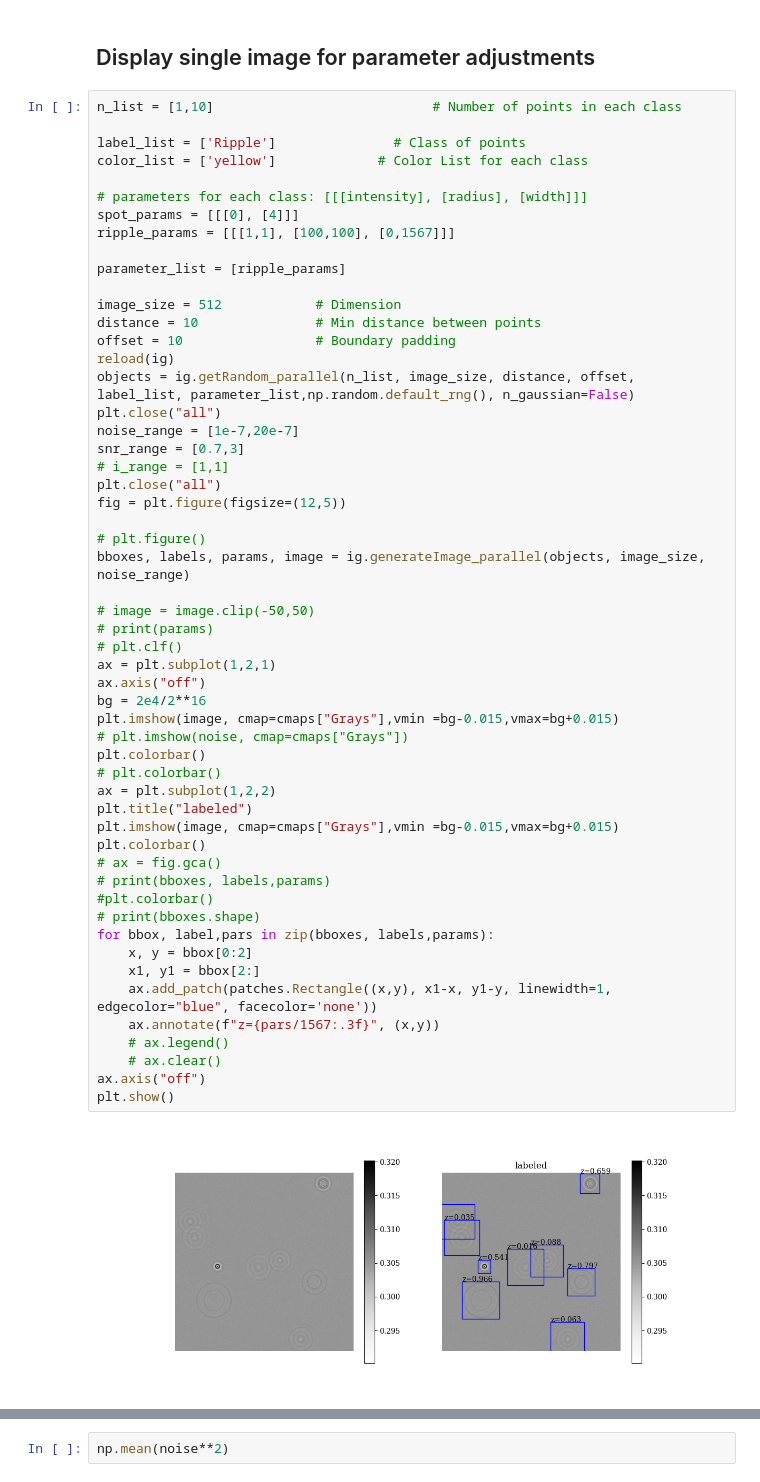
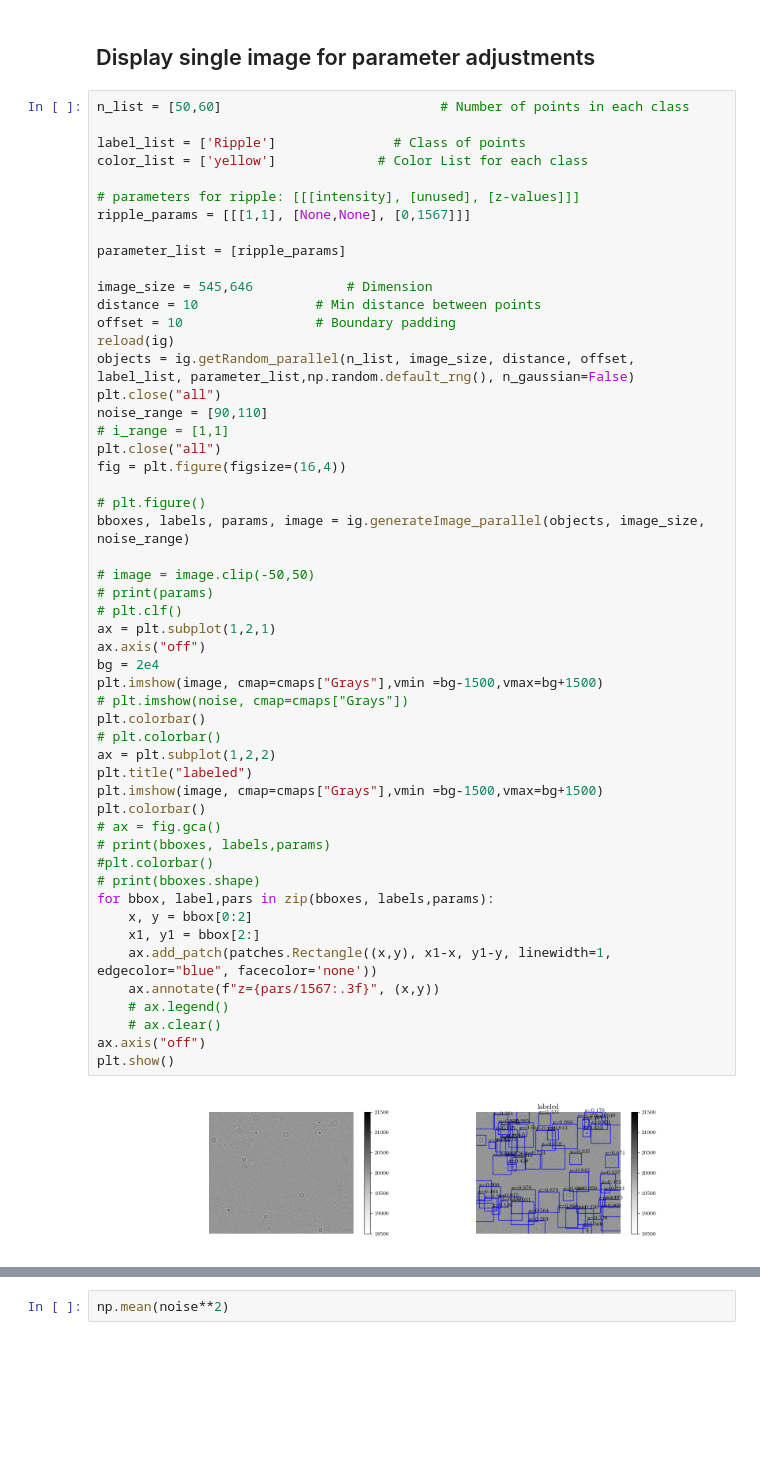
Before and after one commit to till-robert/YOLOtrack11, a Jupyter notebook: ImageGenerator.ipynb, the cells around one changed output, grey strips where cells are left out. Drawn from its saved outputs; the diff is of its cells as text; blank space fills up the shorter version.

Commit message:
make image_generator suitable for yundon's stacks

```diff
--- a/ImageGenerator.ipynb
+++ b/ImageGenerator.ipynb
@@ -27,58 +26,56 @@ plt.figure()
 # %% [markdown]
 ## Display single image for parameter adjustments
 # %%
-n_list = [1,10]                            # Number of points in each class
+n_list = [50,60]                            # Number of points in each class
 
 label_list = ['Ripple']               # Class of points
 color_list = ['yellow']             # Color List for each class
 
-# parameters for each class: [[[intensity], [radius], [width]]]
-spot_params = [[[0], [4]]]
-ripple_params = [[[1,1], [100,100], [0,1567]]]
+# parameters for ripple: [[[intensity], [unused], [z-values]]]
+ripple_params = [[[1,1], [None,None], [0,1567]]]
 
 parameter_list = [ripple_params]
 
-image_size = 512            # Dimension
+image_size = 545,646            # Dimension
 distance = 10               # Min distance between points
 offset = 10                 # Boundary padding
 reload(ig)
 objects = ig.getRandom_parallel(n_list, image_size, distance, offset, label_list, parameter_list,np.random.default_rng(), n_gaussian=False)
 plt.close("all")
-noise_range = [1e-7,20e-7]
-snr_range = [0.7,3]
+noise_range = [90,110]
 # i_range = [1,1]
 plt.close("all")
-fig = plt.figure(figsize=(12,5))
+fig = plt.figure(figsize=(16,4))
 
 # plt.figure()
 bboxes, labels, params, image = ig.generateImage_parallel(objects, image_size, noise_range)
 
 # image = image.clip(-50,50)
 # print(params)
 # plt.clf()
 ax = plt.subplot(1,2,1)
 ax.axis("off")
-bg = 2e4/2**16
-plt.imshow(image, cmap=cmaps["Grays"],vmin =bg-0.015,vmax=bg+0.015)
+bg = 2e4
+plt.imshow(image, cmap=cmaps["Grays"],vmin =bg-1500,vmax=bg+1500)
 # plt.imshow(noise, cmap=cmaps["Grays"])
 plt.colorbar()
 # plt.colorbar()
 ax = plt.subplot(1,2,2)
 plt.title("labeled")
-plt.imshow(image, cmap=cmaps["Grays"],vmin =bg-0.015,vmax=bg+0.015)
+plt.imshow(image, cmap=cmaps["Grays"],vmin =bg-1500,vmax=bg+1500)
 plt.colorbar()
 # ax = fig.gca()
 # print(bboxes, labels,params)
 #plt.colorbar()
 # print(bboxes.shape)
 for bbox, label,pars in zip(bboxes, labels,params):
     x, y = bbox[0:2]
     x1, y1 = bbox[2:]
     ax.add_patch(patches.Rectangle((x,y), x1-x, y1-y, linewidth=1, edgecolor="blue", facecolor='none'))
     ax.annotate(f"z={pars/1567:.3f}", (x,y))
     # ax.legend()
     # ax.clear()
 ax.axis("off")
 plt.show()
 # %% [output]
-[figure, old version]
+[figure, new version]
```
Also changed, not shown: parts of 5 cells of this notebook, 3 other files.
